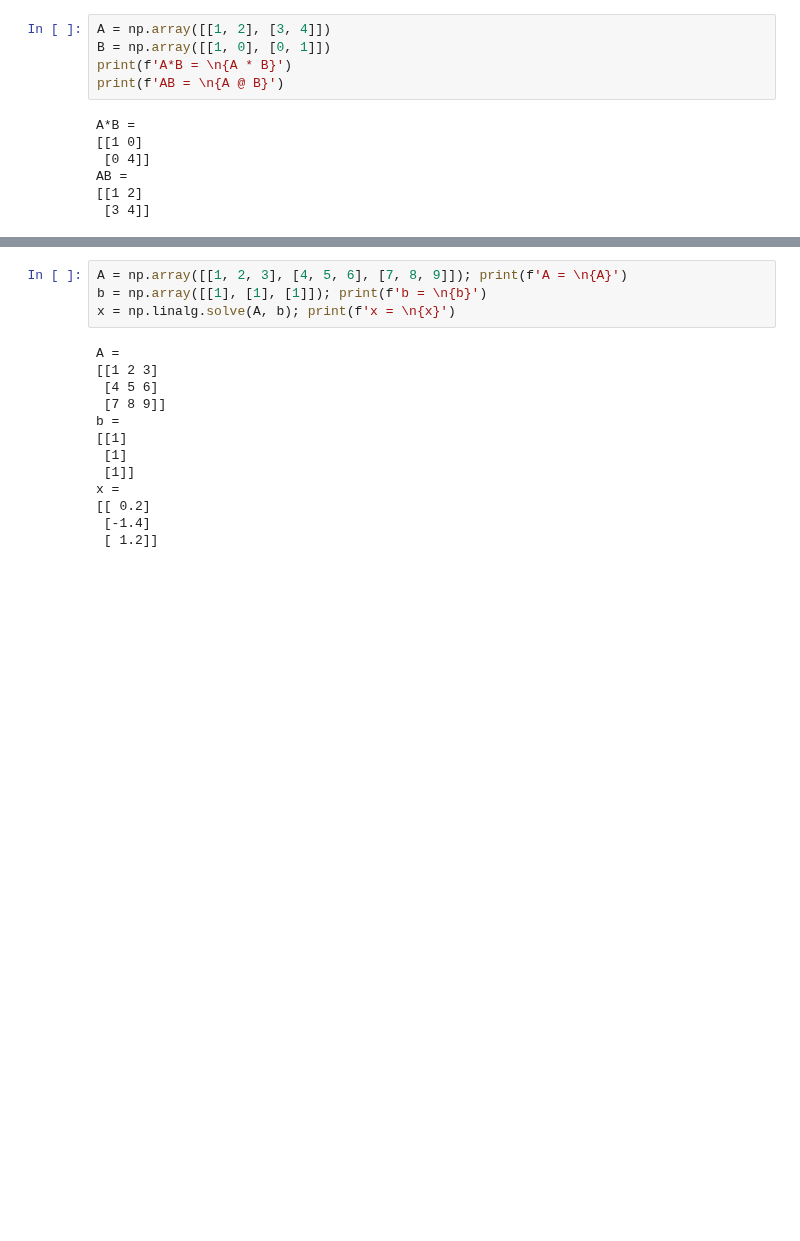
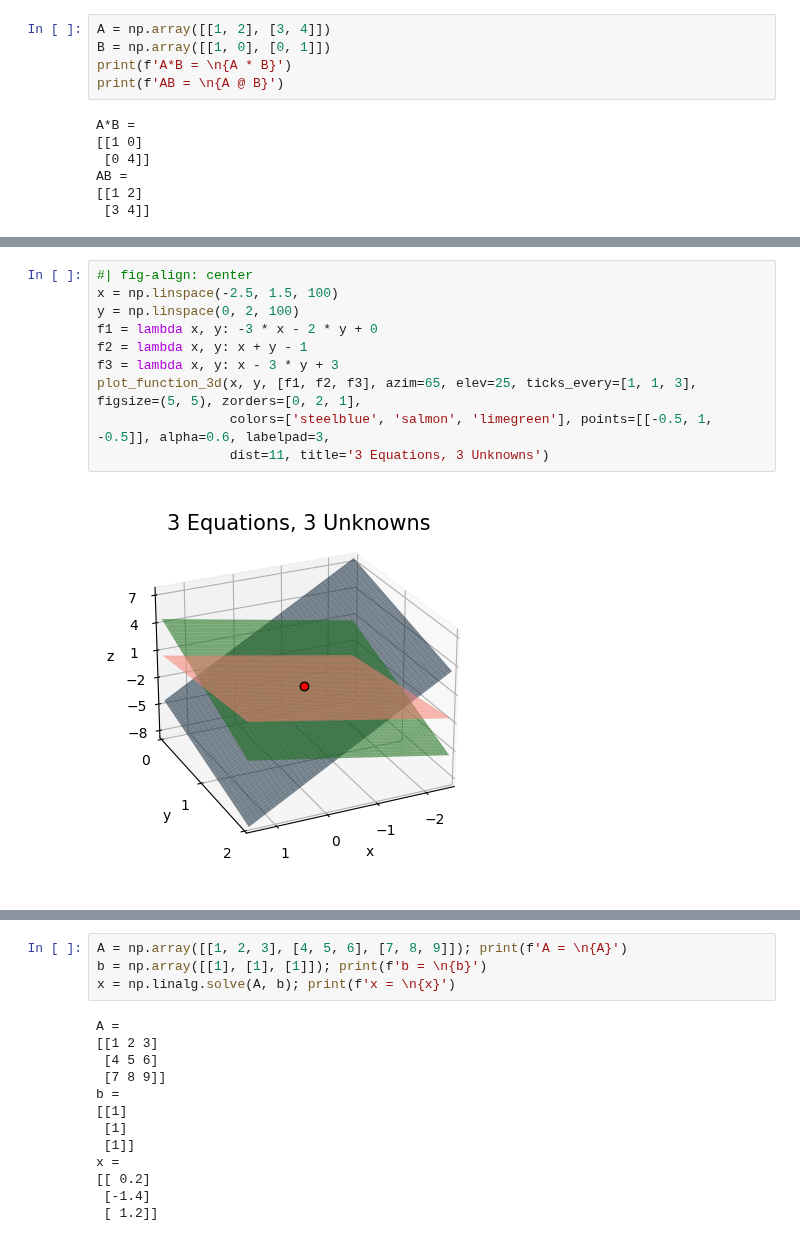
Before and after one commit to rkingery/ml-book, a Jupyter notebook: notebooks/linear-systems.ipynb, the cells around one changed output, grey strips where cells are left out. Drawn from its saved outputs; the diff is of its cells as text; blank space fills up the shorter version.

```diff
--- a/notebooks/linear-systems.ipynb
+++ b/notebooks/linear-systems.ipynb
@@ -669,0 +571,12 @@ Of course, it's no longer obvious at all how to even find $\mathbf{A}^{-1}$ or $
+# %%
+#| fig-align: center
+x = np.linspace(-2.5, 1.5, 100)
+y = np.linspace(0, 2, 100)
+f1 = lambda x, y: -3 * x - 2 * y + 0
+f2 = lambda x, y: x + y - 1
+f3 = lambda x, y: x - 3 * y + 3
+plot_function_3d(x, y, [f1, f2, f3], azim=65, elev=25, ticks_every=[1, 1, 3], figsize=(5, 5), zorders=[0, 2, 1],
+                 colors=['steelblue', 'salmon', 'limegreen'], points=[[-0.5, 1, -0.5]], alpha=0.6, labelpad=3,
+                 dist=11, title='3 Equations, 3 Unknowns')
+# %% [output]
+[figure, added]
```
Also changed, not shown: parts of 57 cells of this notebook, 14 other files.
